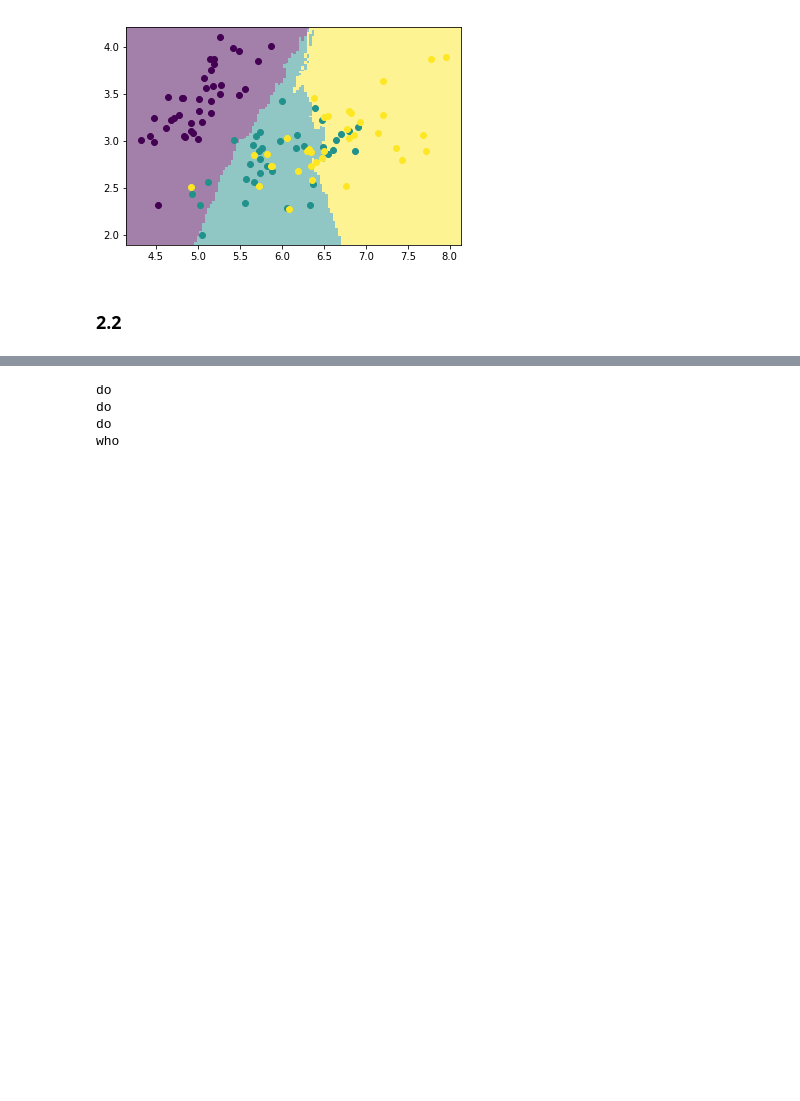
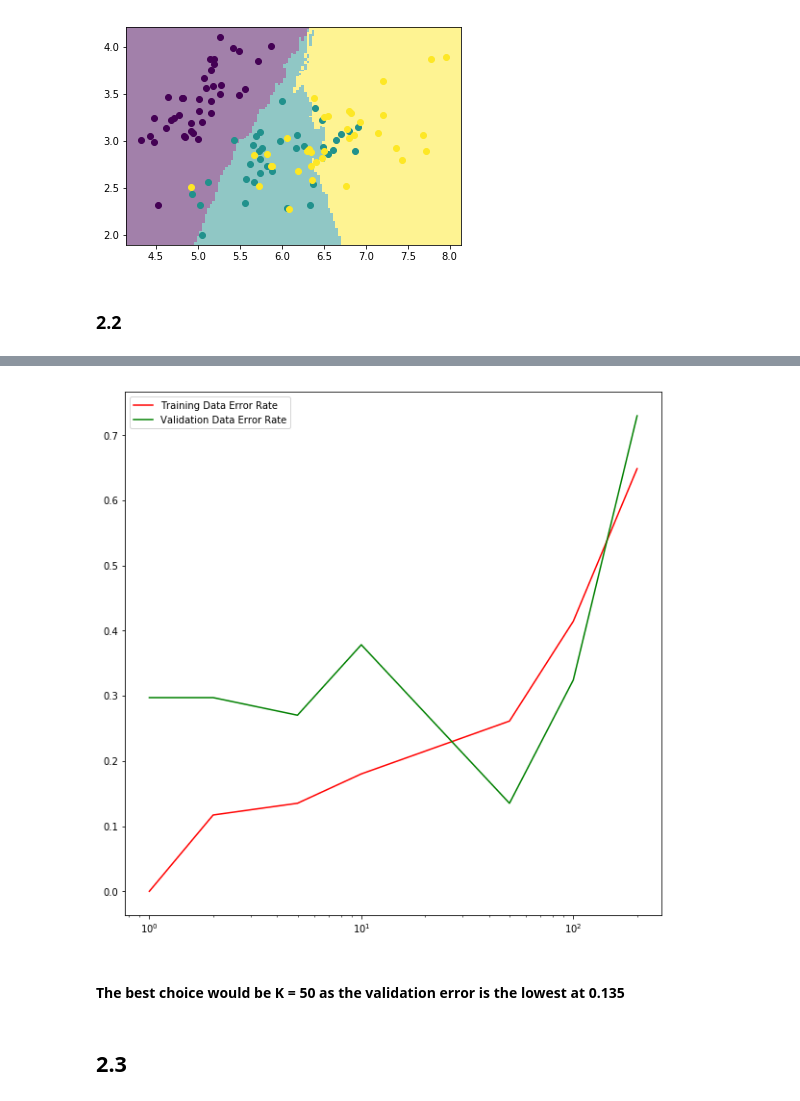
Before and after one commit to azizmahmood/ML, a Jupyter notebook: HW1_aziz.ipynb, the cells around one changed output, grey strips where cells are left out. Drawn from its saved outputs; the diff is of its cells as text; code cells hidden in the pictures; blank space fills up the shorter version.

```diff
--- a/HW1_aziz.ipynb
+++ b/HW1_aziz.ipynb
@@ -132,13 +132,23 @@ ml.plotClassify2D(knn, Xtr, Ytr)
 # %%
 K=[1,2,5,10,50,100,200];
 errTrain = [None]*len(K)
+errVal = [None]*len(K)
 for i,k in enumerate(K):
     learner = ml.knn.knnClassify(Xtr, Ytr, k)
-    Yhat_tr = learner.predict(Xtr)
-    count = 0
-    for a,b in zip(Yhat_tr, Ytr):
+    Yhattr = learner.predict(Xtr)
+    count_t = 0
+    for a,b in zip(Yhattr, Ytr):
         if a!=b:
-            count += 1;
-    errTrain[i] = float(count)/len(Ytr)
-print(count)
+            count_t += 1;
+    errTrain[i] = float(count_t)/len(Ytr)
+
+    Yhatval = learner.predict(Xva)
+    count_v = 0
+    for a,b in zip(Yhatval, Yva):
+        if a != b:
+            count_v += 1;
+    errVal[i] = (float(count_v)/len(Yva));
+
+    print("Training error for K=",k," : ", errTrain[i])
+    print("Validation error for K=",k," : ", errVal[i])
 # %% [output]
@@ -146,16 +169,12 @@ print(count)
-# %%
-a = ("John", "Charles", "Jenny","Monica")
-b = ("John", "Charles", "Jenny","asd")
-
-x = zip(a, b)
-
-for a,b in x:
-    if a!=b:
-        print("who")
-    else:
-        print("do")
-# %% [output]
-do
-do
-do
-who
+# %%
+fig, ax = plt.subplots(1, 1, figsize=(10, 10))
+ax.semilogx(K, errTrain, "red", label = "Training Data Error")
+ax.semilogx(K, errVal, "green", label = "Validation Data Error")
+ax.legend()
+plt.show()
+# %% [output]
+[figure, added]
+# %% [markdown]
+#### The best choice would be K = 50 as the validation error is the lowest at 0.135
+# %% [markdown]
+## 2.3
```
Also changed, not shown: parts of 4 cells of this notebook.
